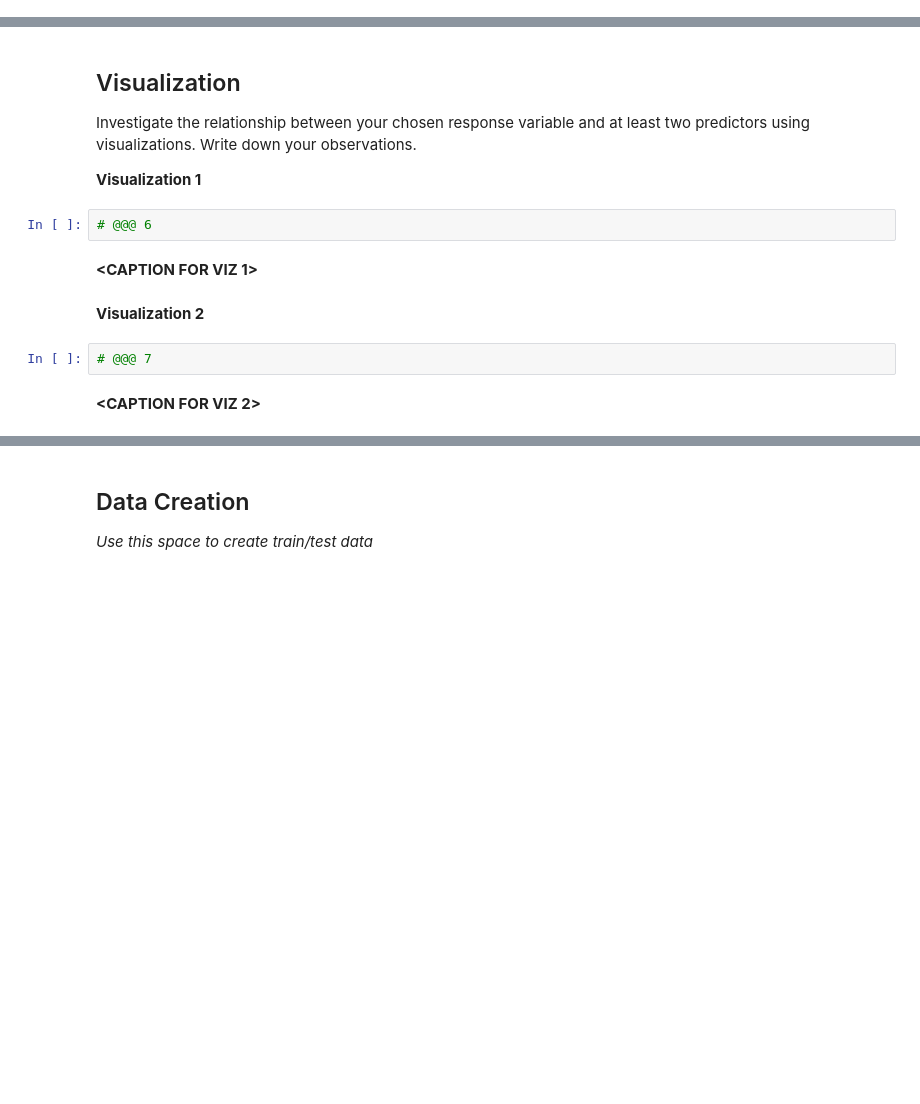
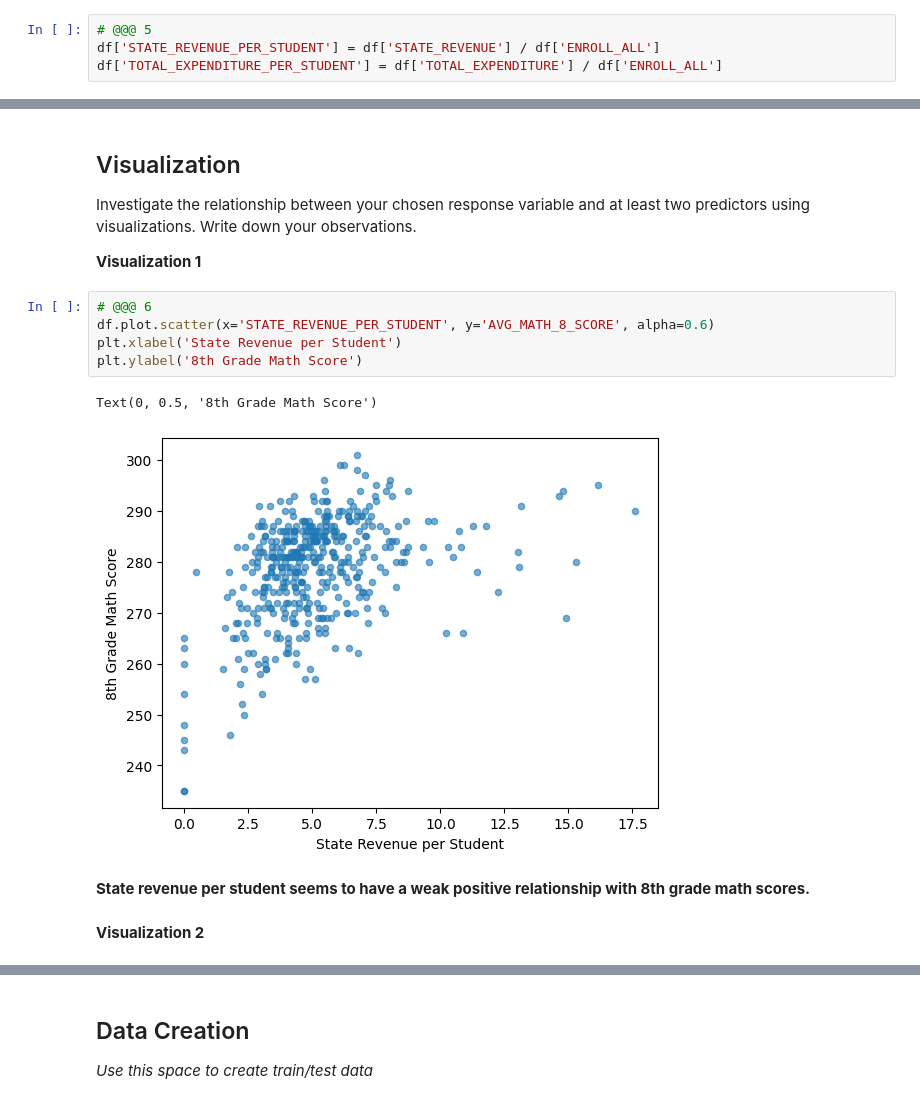
Before and after one commit to manishikab/MDST-Tutorial, a Jupyter notebook: tutorial1/checkpoint1.ipynb, the cells around one changed output, grey strips where cells are left out. Saved outputs shown, nothing was run; the diff lists cells and outputs as text; blank space fills up the shorter version.

```diff
--- a/tutorial1/checkpoint1.ipynb
+++ b/tutorial1/checkpoint1.ipynb
@@ -159 +157,5 @@ Use this space to modify or create features.
+# %%
+# @@@ 5
+df['STATE_REVENUE_PER_STUDENT'] = df['STATE_REVENUE'] / df['ENROLL_ALL']
+df['TOTAL_EXPENDITURE_PER_STUDENT'] = df['TOTAL_EXPENDITURE'] / df['ENROLL_ALL']
 # %% [markdown]
@@ -164,13 +166,15 @@ Feature engineering justification: **<I created a feature called state revenue p
 Investigate the relationship between your chosen response variable and at least two predictors using visualizations. Write down your observations.
 
 **Visualization 1**
-# %%
-# @@@ 6
-# %% [markdown]
-**<CAPTION FOR VIZ 1>**
+# %%
+# @@@ 6
+df.plot.scatter(x='STATE_REVENUE_PER_STUDENT', y='AVG_MATH_8_SCORE', alpha=0.6)
+plt.xlabel('State Revenue per Student')
+plt.ylabel('8th Grade Math Score')
+# %% [output]
+Text(0, 0.5, '8th Grade Math Score')
+[figure, added]
+# %% [markdown]
+**State revenue per student seems to have a weak positive relationship with 8th grade math scores.**
 # %% [markdown]
 **Visualization 2**
-# %%
-# @@@ 7
-# %% [markdown]
-**<CAPTION FOR VIZ 2>**
```
Also changed, not shown: parts of 15 cells of this notebook.
